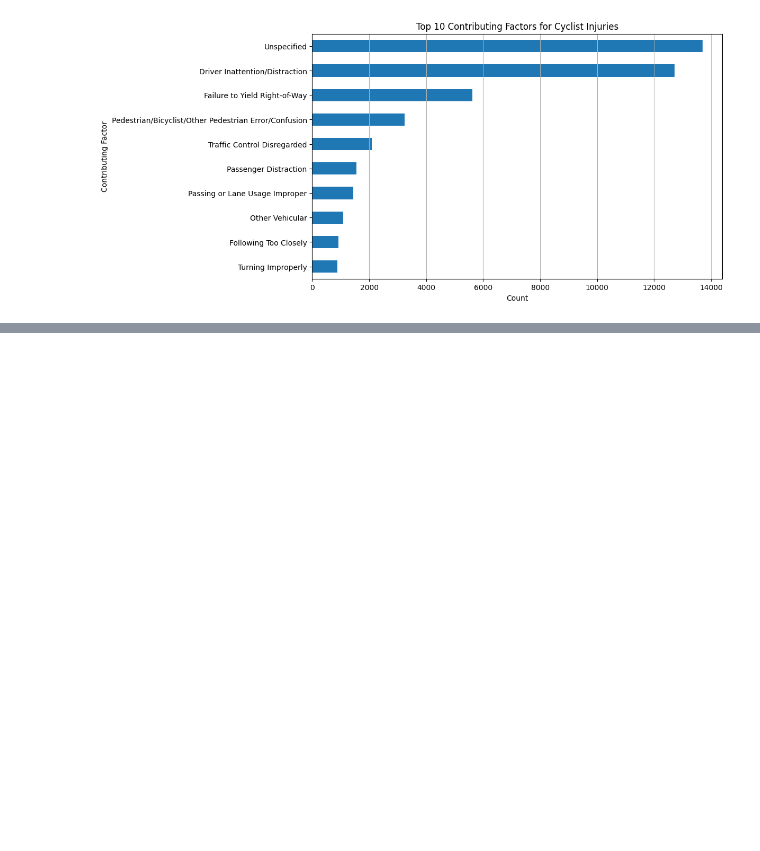
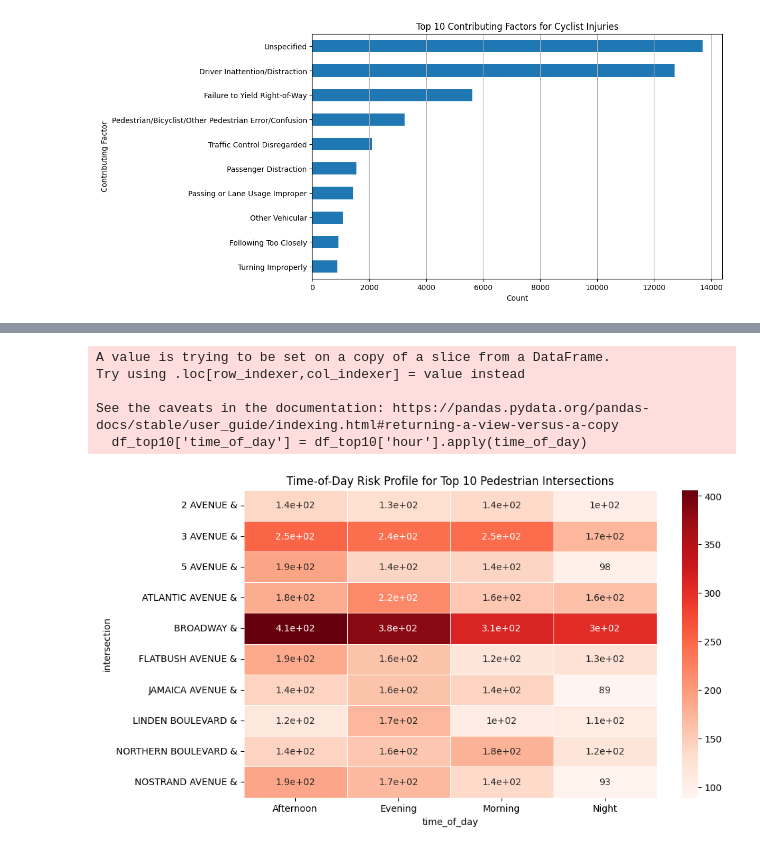
Before and after one commit to harshpp707/NYC_Collision, a Jupyter notebook: EDA.ipynb, the cells around one changed output, grey strips where cells are left out. Saved outputs shown, nothing was run; the diff lists cells and outputs as text; code cells hidden in the pictures; blank space fills up the shorter version.

Commit message:
added dangerous intersections

```diff
--- a/EDA.ipynb
+++ b/EDA.ipynb
@@ -134,0 +192,3 @@ plt.show()
+# %%
+ped_top10 = df_valid.groupby('intersection')['pedestrian_risk'].sum().sort_values(ascending=False).head(10)
+cyc_top10 = df_valid.groupby('intersection')['cyclist_risk'].sum().sort_values(ascending=False).head(10)
@@ -134,0 +225,4 @@ plt.show()
+# %%
+df_valid['hour'] = pd.to_datetime(df_valid['crash_time'], errors='coerce').dt.hour
+top10_ped_intersections = ped_top10.index.tolist()
+df_top10 = df_valid[df_valid['intersection'].isin(top10_ped_intersections)]
@@ -134,0 +250,28 @@ plt.show()
+# %%
+def time_of_day(h):
+    if 5 <= h < 12: return "Morning"
+    elif 12 <= h < 17: return "Afternoon"
+    elif 17 <= h < 21: return "Evening"
+    else: return "Night"
+
+df_top10['time_of_day'] = df_top10['hour'].apply(time_of_day)
+# %% [output]
+A value is trying to be set on a copy of a slice from a DataFrame.
+Try using .loc[row_indexer,col_indexer] = value instead
+
+See the caveats in the documentation: https://pandas.pydata.org/pandas-docs/stable/user_guide/indexing.html#returning-a-view-versus-a-copy
+  df_top10['time_of_day'] = df_top10['hour'].apply(time_of_day)
+# %%
+tod_profile = (
+    df_top10.groupby(['intersection','time_of_day'])['pedestrian_risk']
+    .sum()
+    .reset_index()
+)
+pivot_tod = tod_profile.pivot(index='intersection', columns='time_of_day', values='pedestrian_risk')
+# %%
+plt.figure(figsize=(10,6))
+sns.heatmap(pivot_tod, annot=True, cmap="Reds", linewidths=0.5)
+plt.title("Time-of-Day Risk Profile for Top 10 Pedestrian Intersections")
+plt.show()
+# %% [output]
+[figure, added]
```
Also changed, not shown: parts of 23 cells of this notebook.
